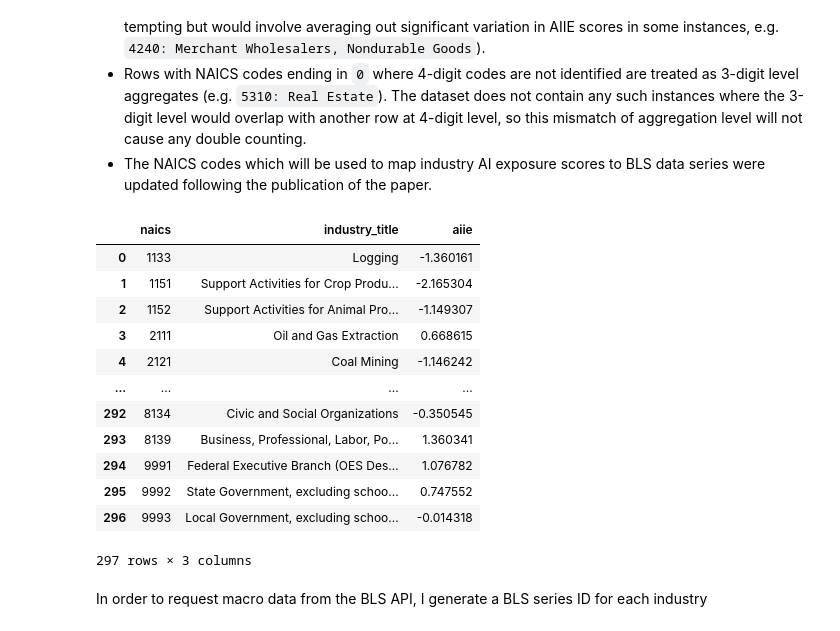
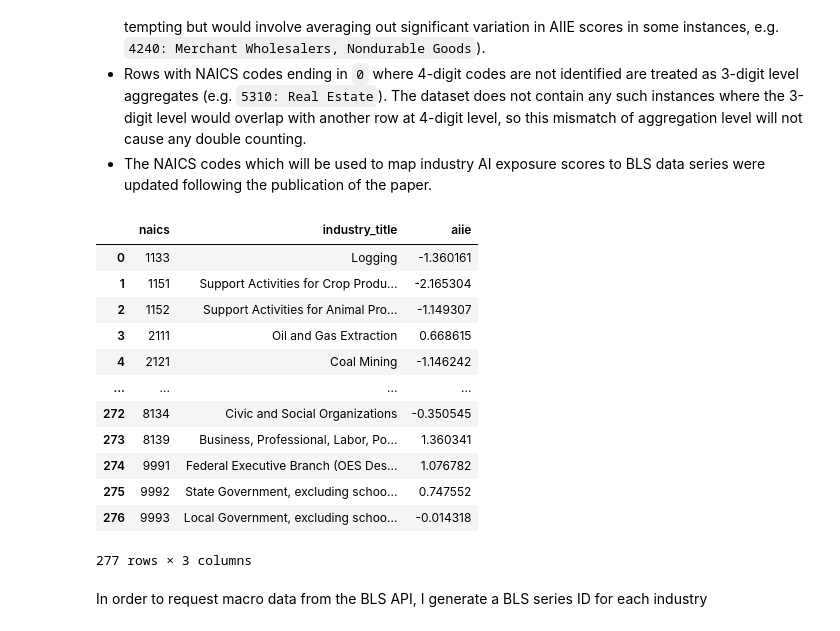
Before and after one commit to jp-tobin/me204-final-project, a Jupyter notebook: notebooks/NB01-Data-Collection.ipynb, the cells around one changed output. Saved outputs shown, nothing was run; the diff lists cells and outputs as text; code cells hidden in the pictures.

```diff
--- a/notebooks/NB01-Data-Collection.ipynb
+++ b/notebooks/NB01-Data-Collection.ipynb
@@ -30,13 +31,13 @@ BLS_API_KEY = os.getenv("BLS_API_KEY")
 ## Load AI industry exposure index
 In order to assess the differences in AI impacts across industries, I use AI Industry Exposure scores from "Occupational, Industry, and Geographic Exposure to Artificial Intelligence: A Novel Dataset and Its Potential" by Felten, Raj, and Seamans. The data annex containing these scores is available on Github: https://github.com/AIOE-Data/AIOE.
 # %%
-aiie = pd.read_excel(
+aiie_raw = pd.read_excel(
     "https://github.com/AIOE-Data/AIOE/raw/refs/heads/main/AIOE_DataAppendix.xlsx",
     sheet_name="Appendix B"
     )
-aiie.columns = aiie.columns.str.lower().str.replace(" ", "_")
-aiie["naics"] = aiie["naics"].astype(str)
-aiie.head()
+aiie_raw.columns = aiie_raw.columns.str.lower().str.replace(" ", "_")
+aiie_raw["naics"] = aiie_raw["naics"].astype(str)
+aiie_raw.head()
 # %% [output]
 |  | naics | industry_title | aiie |
 | 0 | 1133 | Logging | -1.360161 |
@@ -52,34 +53,44 @@ There are multiple transformations that must be applied to the AIIE table in ord
 # %%
 # Dataframe of rows with 4-digit codes in title column to split into different rows
 title_naics = (
     # Create column containing lists of 4-digit codes
-    aiie.assign(naics_to_split=aiie["industry_title"].str.findall(r"\d{4}"))
+    aiie_raw.assign(naics_to_split=aiie_raw["industry_title"].str.findall(r"\d{4}"))
     .explode("naics_to_split") # Expand so each 4-digit code in own row
     .dropna() # Drop rows with no codes in title
     .drop("naics", axis=1)
     .rename(columns= {"naics_to_split": "naics"})
 )
 
 # Dataframe of NAICS codes ending in 0
-agg_naics = aiie[aiie["naics"].str.endswith("0")]
-agg_naics = agg_naics[agg_naics["industry_title"].str.contains(r"\d{4}") == False]
-agg_naics["naics"] = agg_naics["naics"].str[:3]
+agg_naics = (
+    aiie_raw
+    .loc[(aiie_raw["naics"].str.endswith("0")) & (aiie_raw["industry_title"].str.contains(r"\d{4}") == False)]
+    .assign(naics=agg_naics["naics"].str[:3])
+)
 agg_naics
 
-pd.concat([aiie, title_naics, agg_naics]).sort_values(by="naics").reset_index(drop=True)
+aiie = pd.concat([aiie_raw, title_naics, agg_naics]).sort_values(by="naics")
+
+# Drop leftover rows with NAICS ending in 0 and clean industry titles
+aiie = (
+    aiie
+    .loc[aiie["naics"].str.endswith("0") == False]
+    .reset_index(drop=True)
+)
+aiie
 # %% [output]
 |  | naics | industry_title | aiie |
 | 0 | 1133 | Logging | -1.360161 |
 | 1 | 1151 | Support Activities for Crop Produ... | -2.165304 |
 | 2 | 1152 | Support Activities for Animal Pro... | -1.149307 |
 | 3 | 2111 | Oil and Gas Extraction | 0.668615 |
 | 4 | 2121 | Coal Mining | -1.146242 |
 | ... | ... | ... | ... |
-| 292 | 8134 | Civic and Social Organizations | -0.350545 |
-| 293 | 8139 | Business, Professional, Labor, Po... | 1.360341 |
-| 294 | 9991 | Federal Executive Branch (OES Des... | 1.076782 |
-| 295 | 9992 | State Government, excluding schoo... | 0.747552 |
-| 296 | 9993 | Local Government, excluding schoo... | -0.014318 |
+| 272 | 8134 | Civic and Social Organizations | -0.350545 |
+| 273 | 8139 | Business, Professional, Labor, Po... | 1.360341 |
+| 274 | 9991 | Federal Executive Branch (OES Des... | 1.076782 |
+| 275 | 9992 | State Government, excluding schoo... | 0.747552 |
+| 276 | 9993 | Local Government, excluding schoo... | -0.014318 |
-297 rows × 3 columns
+277 rows × 3 columns
 # %% [markdown]
 In order to request macro data from the BLS API, I generate a BLS series ID for each industry
```
Also changed, not shown: parts of 9 cells of this notebook, 8 other files.
